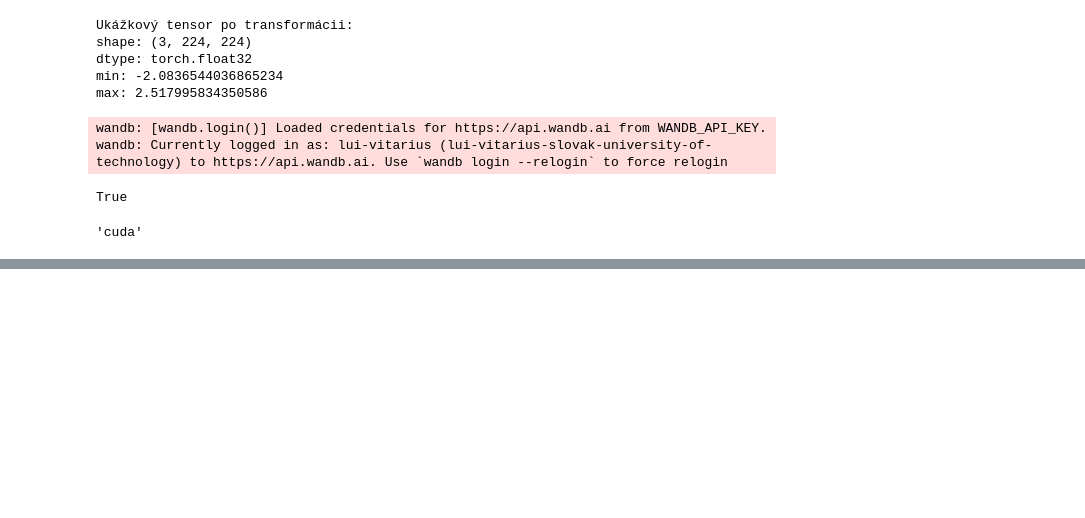
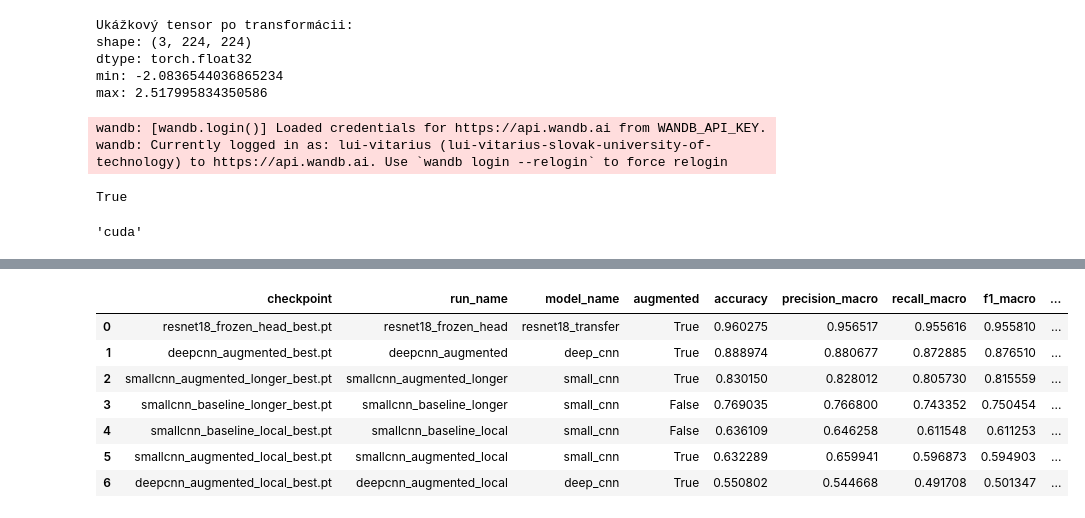
Before and after one commit to Lui105/Neuronove_siete, a Jupyter notebook: Animal10.ipynb, the cells around one changed output, grey strips where cells are left out. Cells and saved outputs as stored; diff of their text form; code cells hidden in the pictures; blank space fills up the shorter version.

```diff
--- a/Animal10.ipynb
+++ b/Animal10.ipynb
@@ -1332,0 +1485,43 @@ results_df
+# %%
+criterion_eval = nn.CrossEntropyLoss()
+
+all_eval_results = []
+all_eval_objects = {}
+
+for ckpt_path in sorted(CHECKPOINT_DIR.glob("*.pt")):
+    model, config, checkpoint = load_model_from_checkpoint(ckpt_path)
+    metrics = evaluate_model(model, test_eval_loader, criterion=criterion_eval)
+
+    row = {
+        "checkpoint": ckpt_path.name,
+        "run_name": config.get("run_name", ckpt_path.stem),
+        "model_name": config["model_name"],
+        "augmented": config.get("augmented"),
+        "accuracy": metrics["accuracy"],
+        "precision_macro": metrics["precision_macro"],
+        "recall_macro": metrics["recall_macro"],
+        "f1_macro": metrics["f1_macro"],
+        "loss": metrics["loss"],
+    }
+    all_eval_results.append(row)
+    all_eval_objects[ckpt_path.name] = {
+        "model": model,
+        "config": config,
+        "metrics": metrics,
+        "path": ckpt_path,
+    }
+
+eval_df = pd.DataFrame(all_eval_results).sort_values(
+    ["f1_macro", "accuracy"], ascending=False
+).reset_index(drop=True)
+
+eval_df
+# %% [output]
+|  | checkpoint | run_name | model_name | augmented | accuracy | precision_macro | recall_macro | f1_macro | ... |
+| 0 | resnet18_frozen_head_best.pt | resnet18_frozen_head | resnet18_transfer | True | 0.960275 | 0.956517 | 0.955616 | 0.955810 | ... |
+| 1 | deepcnn_augmented_best.pt | deepcnn_augmented | deep_cnn | True | 0.888974 | 0.880677 | 0.872885 | 0.876510 | ... |
+| 2 | smallcnn_augmented_longer_best.pt | smallcnn_augmented_longer | small_cnn | True | 0.830150 | 0.828012 | 0.805730 | 0.815559 | ... |
+| 3 | smallcnn_baseline_longer_best.pt | smallcnn_baseline_longer | small_cnn | False | 0.769035 | 0.766800 | 0.743352 | 0.750454 | ... |
+| 4 | smallcnn_baseline_local_best.pt | smallcnn_baseline_local | small_cnn | False | 0.636109 | 0.646258 | 0.611548 | 0.611253 | ... |
+| 5 | smallcnn_augmented_local_best.pt | smallcnn_augmented_local | small_cnn | True | 0.632289 | 0.659941 | 0.596873 | 0.594903 | ... |
+| 6 | deepcnn_augmented_local_best.pt | deepcnn_augmented_local | deep_cnn | True | 0.550802 | 0.544668 | 0.491708 | 0.501347 | ... |
```
Also changed, not shown: parts of 13 cells of this notebook, 8 other files.
